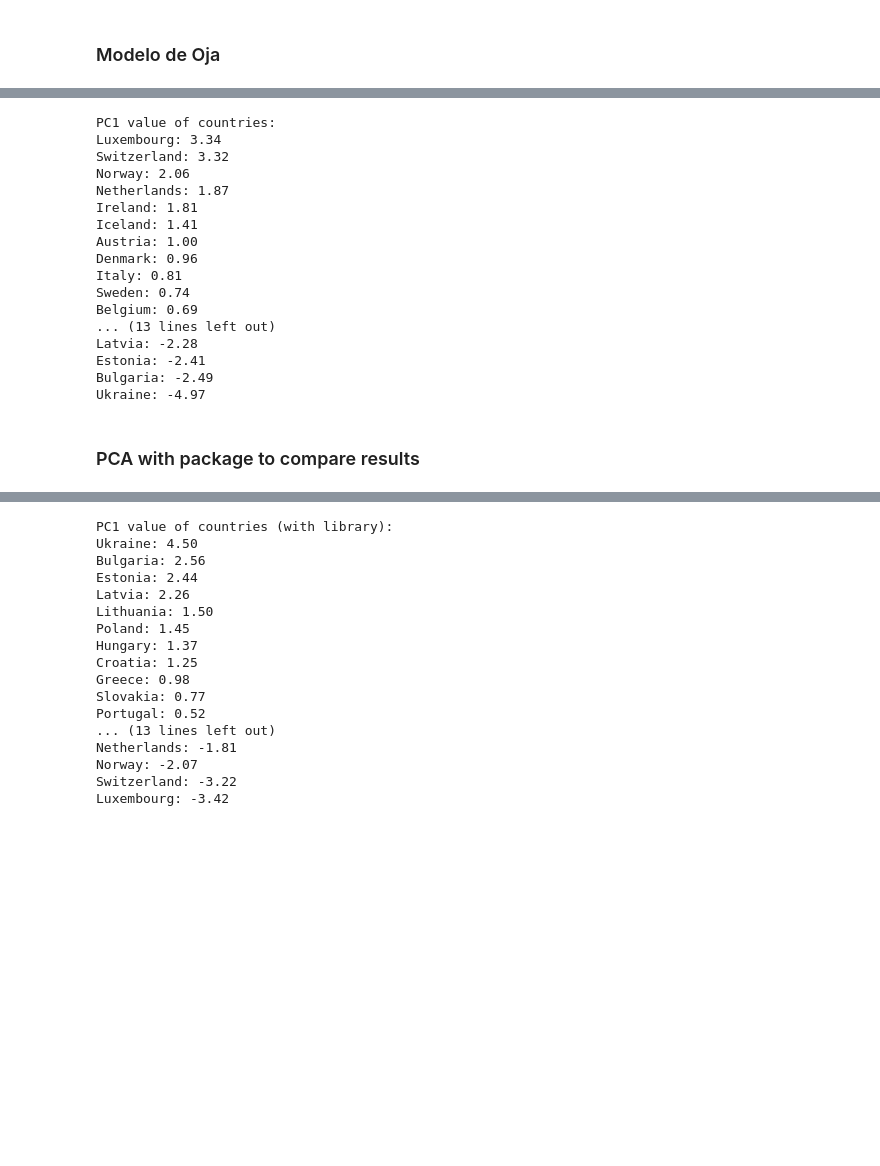
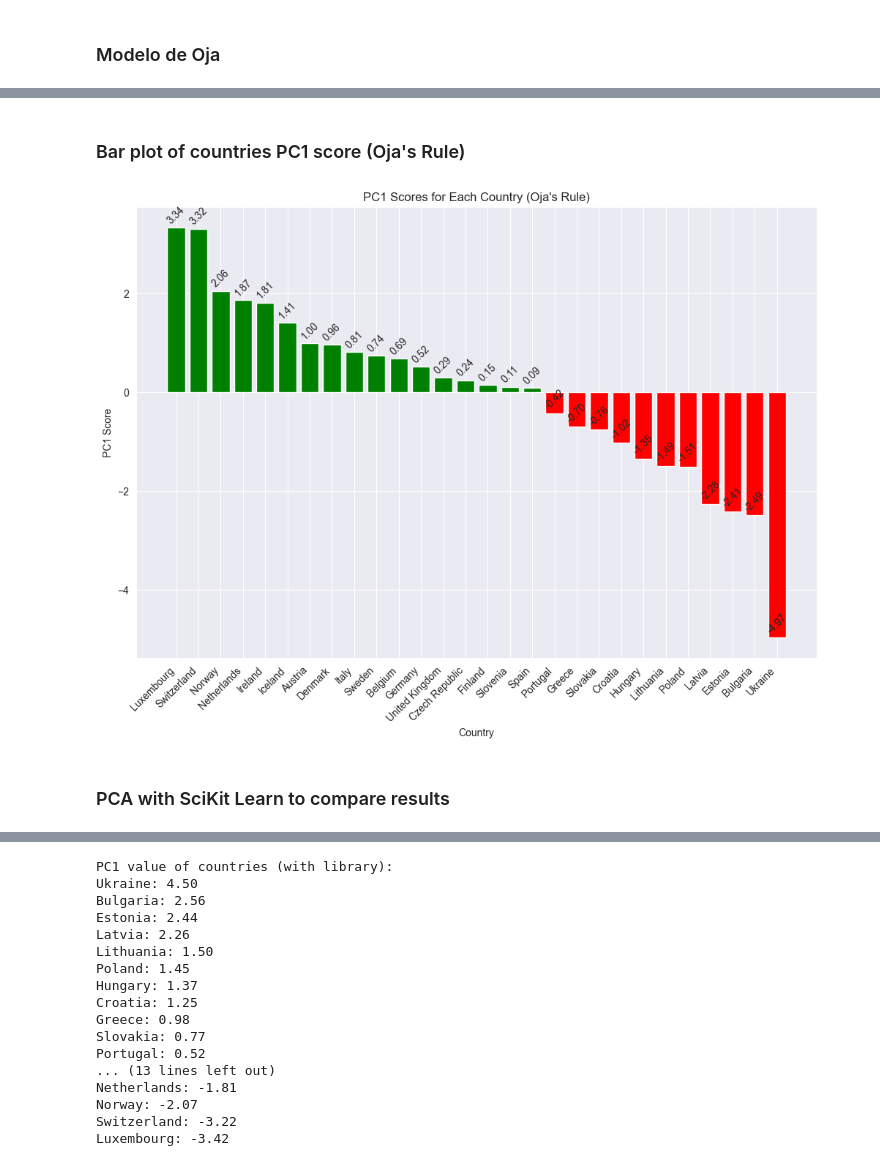
Before and after one commit to Georg1604/SIA-TP4, a Jupyter notebook: Exercise1/Ejercicio1.ipynb, the cells around one changed output, grey strips where cells are left out. Cells and saved outputs as stored; diff of their text form; code cells hidden in the pictures; blank space fills up the shorter version.

```diff
--- a/Exercise1/Ejercicio1.ipynb
+++ b/Exercise1/Ejercicio1.ipynb
@@ -154,0 +192,16 @@ Inflation: -0.48
+# %%
+# Project data onto the first principal component
+pc1_scores = df_numeric.dot(oja_weights)
+
+# Create a DataFrame to associate country names with PC1 scores
+result_df = pd.DataFrame({'Country': country_names, 'PC1': pc1_scores})
+result_df_sorted_oja = result_df.sort_values(by='PC1', ascending=False) # sort results high to low PC1 score
+
+# Print unsorted country PC1 score
+#print("\nPC1 score of countries:")
+#print(result_df)
+
+# Print sorted results of PC1 score
+print("\nPC1 value of countries:")
+for index, row in result_df_sorted_oja.iterrows():
+    print(f"{row['Country']}: {row['PC1']:.2f}")
@@ -155,36 +226,29 @@ Inflation: -0.48
+# %% [markdown]
+### Bar plot of countries PC1 score (Oja's Rule)
 # %%
-# Project data onto the first principal component
-pc1_scores = df_numeric.dot(oja_weights)
+# Define colors based on PC1 values
+colors = ['green' if pc1 >= 0 else 'red' for pc1 in result_df_sorted_oja['PC1']]
 
-# Create a DataFrame to associate country names with PC1 scores
-result_df = pd.DataFrame({'Country': country_names, 'PC1': pc1_scores})
-result_df_sorted = result_df.sort_values(by='PC1', ascending=False) # sort results high to low PC1 score
+# Bar plot of countries' PC1 score
+plt.figure(figsize=(12, 8))
+bars = plt.bar(result_df_sorted_oja['Country'], result_df_sorted_oja['PC1'], color=colors)
+plt.xlabel('Country')
+plt.ylabel('PC1 Score')
+plt.title('PC1 Scores for Each Country (Oja\'s Rule)')
+plt.xticks(rotation=45, ha='right')
 
-# Print unsorted country PC1 score
-#print("\nPC1 score of countries:")
-#print(result_df)
+# Add PC1 value labels to the bars
+for bar in bars:
+    height = bar.get_height()
+    label_text = f'{height:.2f}'
+    plt.annotate(label_text,
+                 xy=(bar.get_x() + bar.get_width() / 2, height),
+                 xytext=(0, 2),
+                 textcoords="offset points",
+                 ha='center', va='bottom', rotation=45)
 
-# Print sorted results of PC1 score
-print("\nPC1 value of countries:")
-for index, row in result_df_sorted.iterrows():
-    print(f"{row['Country']}: {row['PC1']:.2f}")
+plt.show()
 # %% [output]
-PC1 value of countries:
-Luxembourg: 3.34
-Switzerland: 3.32
-Norway: 2.06
-Netherlands: 1.87
-Ireland: 1.81
-Iceland: 1.41
-Austria: 1.00
-Denmark: 0.96
-Italy: 0.81
-Sweden: 0.74
-Belgium: 0.69
-... (13 lines left out)
-Latvia: -2.28
-Estonia: -2.41
-Bulgaria: -2.49
-Ukraine: -4.97
+[figure, added]
 # %% [markdown]
-### PCA with package to compare results
+### PCA with SciKit Learn to compare results
```
Also changed, not shown: parts of 18 cells of this notebook.
